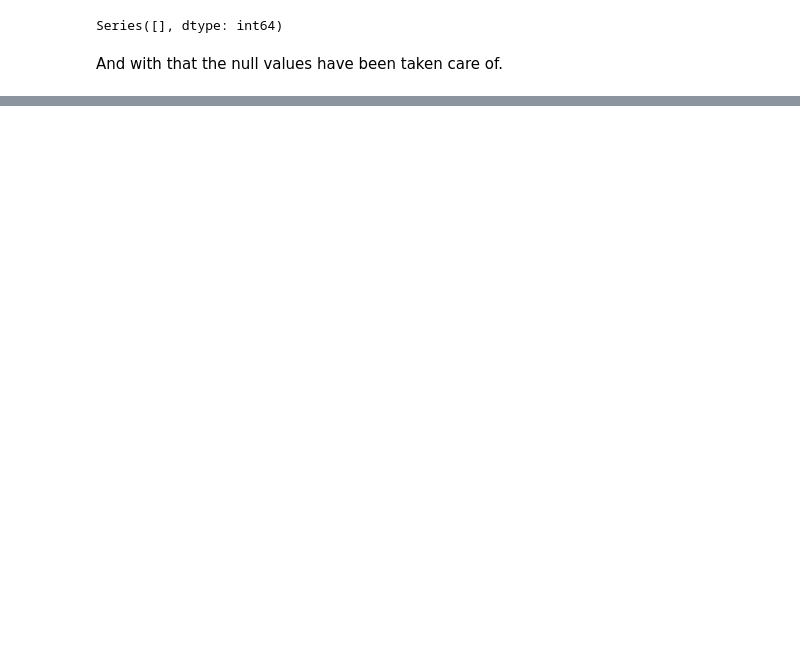
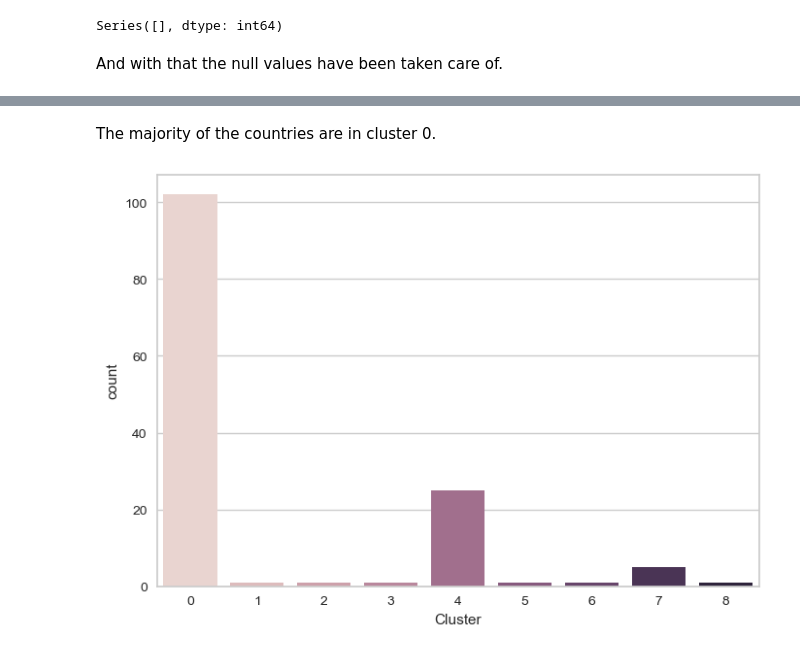
Before and after one commit to efeckgz/AI-Bootcamp, a Jupyter notebook: assignments/military/Military.ipynb, the cells around one changed output, grey strips where cells are left out. Cells and saved outputs as stored; diff of their text form; code cells hidden in the pictures; blank space fills up the shorter version.

```diff
--- a/assignments/military/Military.ipynb
+++ b/assignments/military/Military.ipynb
@@ -260,0 +312,6 @@ And with that the null values have been taken care of.
+# %% [markdown]
+The majority of the countries are in cluster 0.
+# %%
+sns.countplot(x=result['Cluster'], hue=result["Cluster"], legend=False);
+# %% [output]
+[figure, added]
```
Also changed, not shown: parts of 11 cells of this notebook.
